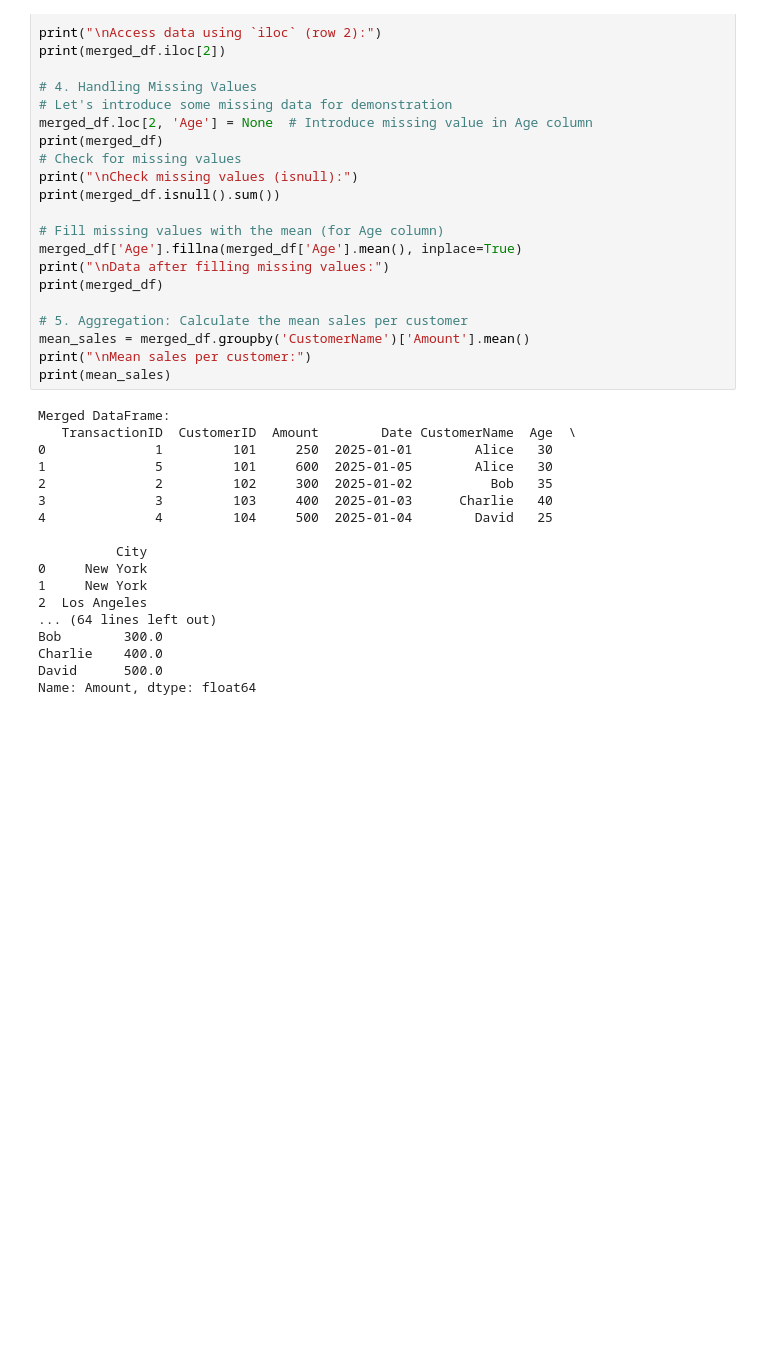
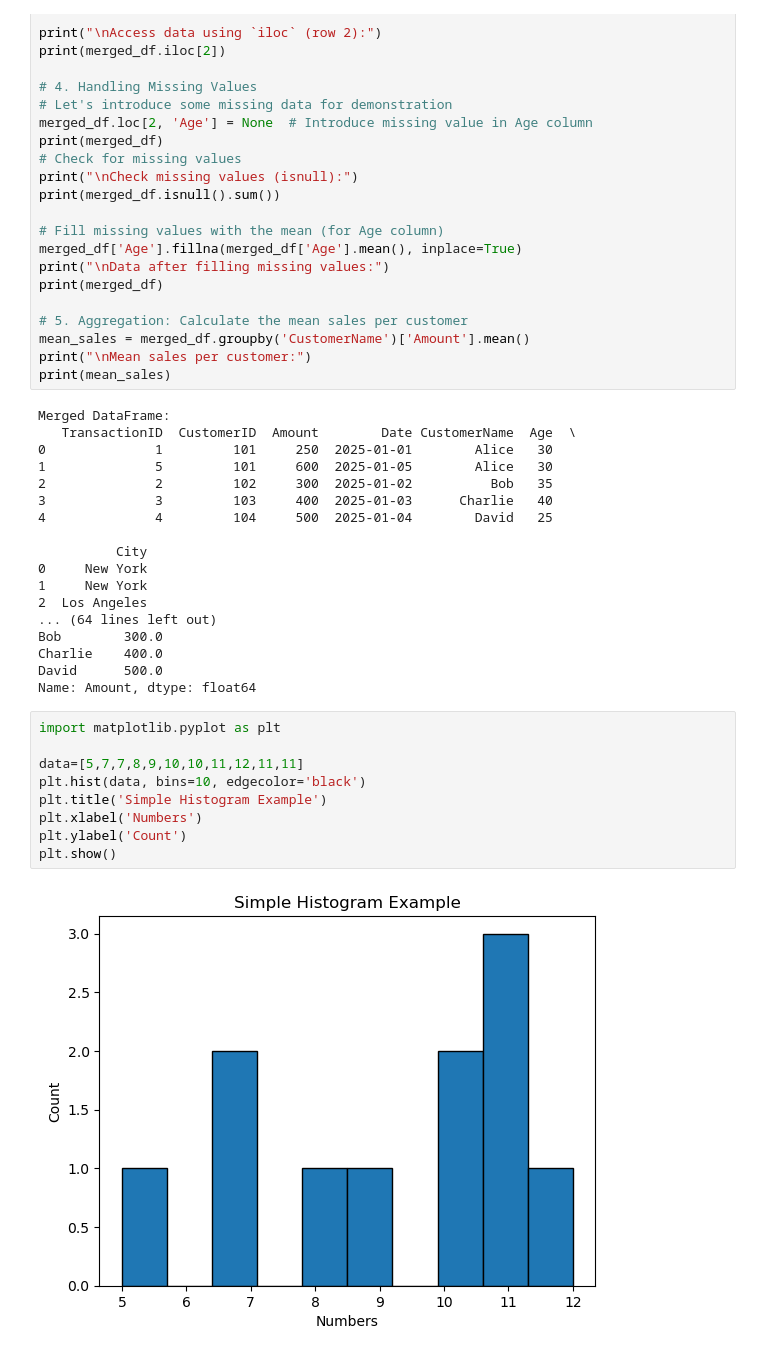
Before and after one commit to exmple-5/examples-of-python, a Jupyter notebook: AD class.ipynb, the cells around one changed output. Cells and saved outputs as stored; diff of their text form; blank space fills up the shorter version.

```diff
--- a/AD class.ipynb
+++ b/AD class.ipynb
@@ -166,3 +169,14 @@ Bob        300.0
 Charlie    400.0
 David      500.0
 Name: Amount, dtype: float64
+# %%
+import matplotlib.pyplot as plt
+
+data=[5,7,7,8,9,10,10,11,12,11,11]
+plt.hist(data, bins=10, edgecolor='black')
+plt.title('Simple Histogram Example')
+plt.xlabel('Numbers')
+plt.ylabel('Count')
+plt.show()
+# %% [output]
+[figure, added]
```
Also changed, not shown: parts of 4 cells of this notebook.
